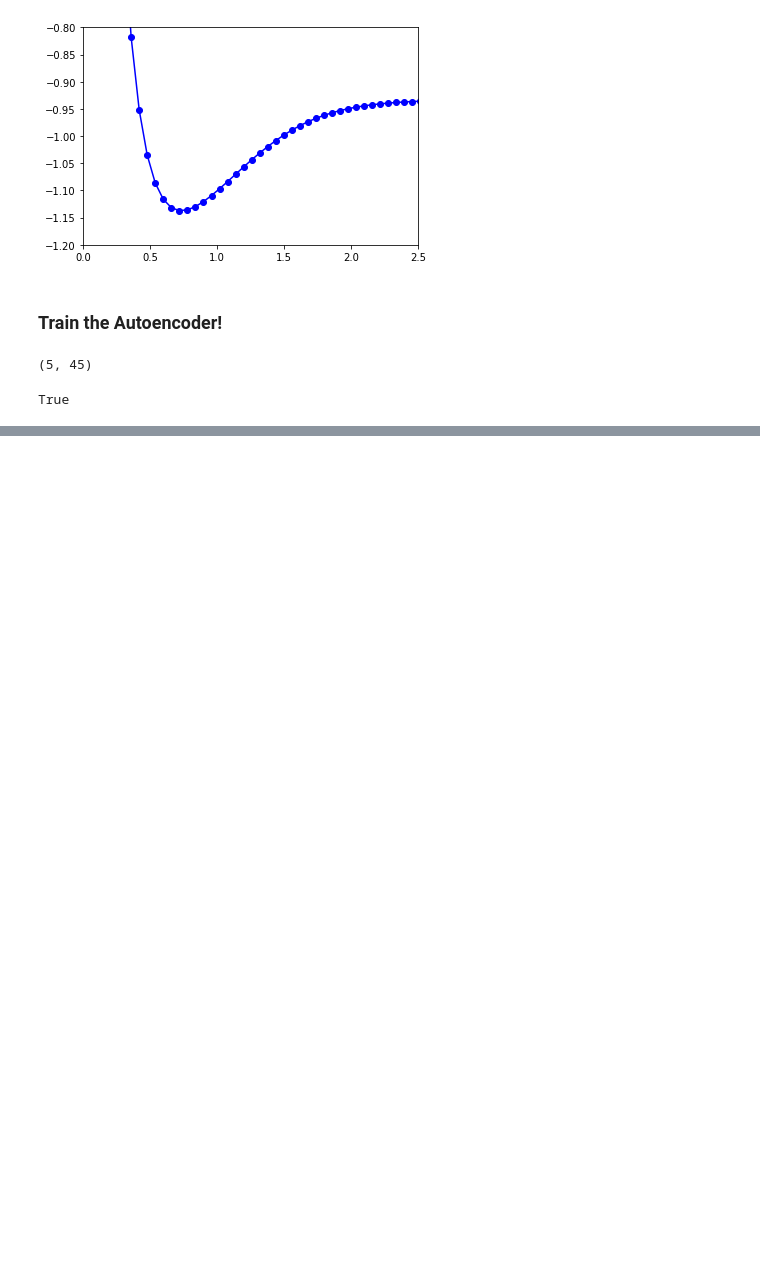
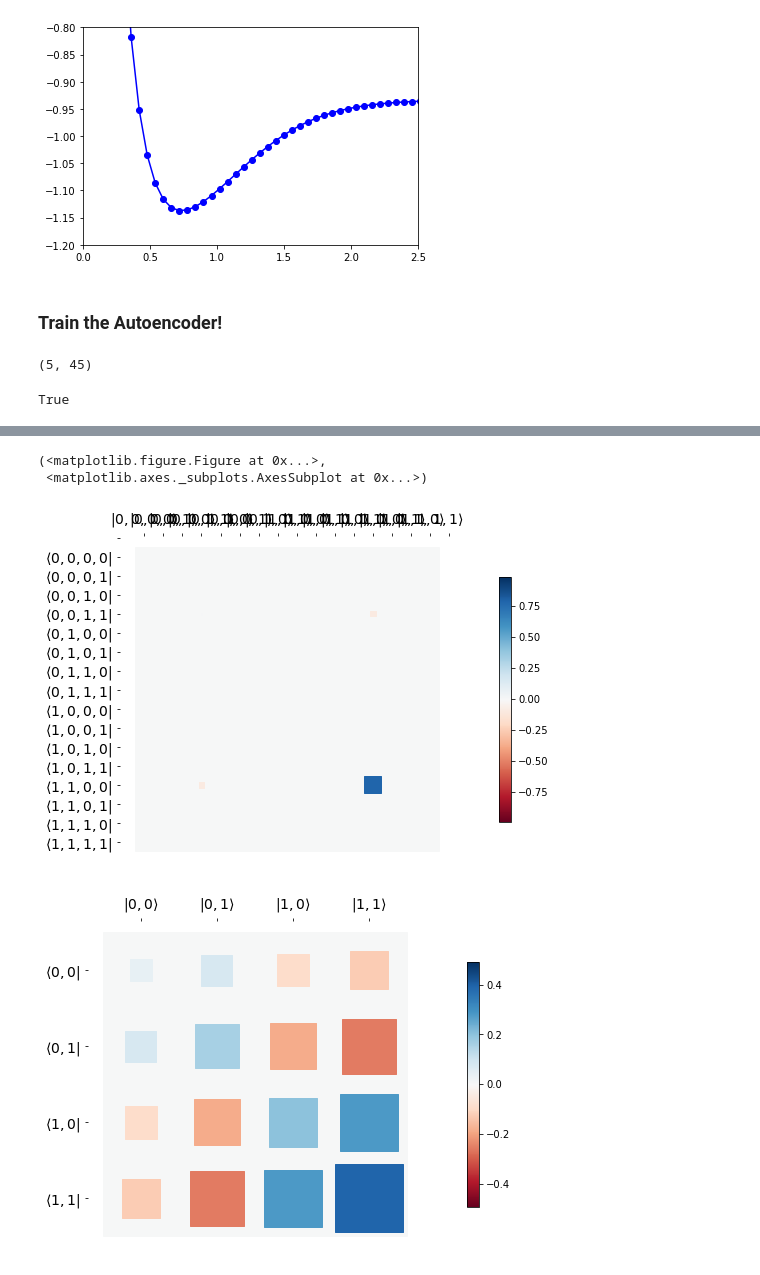
Before and after one commit to jamesbaskerville/PBLT-Quantum-Autoencoder, a Jupyter notebook: PBLT_v1.ipynb, the cells around one changed output, grey strips where cells are left out. Drawn from its saved outputs; the diff is of its cells as text; code cells hidden in the pictures; blank space fills up the shorter version.

```diff
--- a/PBLT_v1.ipynb
+++ b/PBLT_v1.ipynb
@@ -81,8 +81,8 @@ def init_consts(n_qubits):
     n_params = n_gates * 3
     return n_gates, n_params
 
-def init_params(n_params, init_method=np.ones):
-    return init_method(n_params)
+def init_params(n_params, method=np.zeros):
+    return method(n_params)
 
 def split_params(n_qs, params):
     return (params[:3*n_qs].reshape(n_qs, 3),
@@ -169,10 +169,11 @@ def blue_box_gate(n, params, ctrl):
 
 # The circuit as a whole -- front wrapper, blue boxes, back wrapper
 def create_circuit_gate(n, all_params):
+    params = np.array(all_params)
     gates = []
 
     # split parameters
-    f, m, b = split_params(n, all_params)
+    f, m, b = split_params(n, params)
 
     # front wrapper
     gates.append(wrapper_gate(n, f))
@@ -694,6 +657,12 @@ def avg_fid(c, num_states):
 n_gates, n_params = init_consts(4)
 
 # initialize parameters
-initial_params = init_params(n_params, lambda x: 2*np.random.rand(x)-1)
-sel, _ = find_sel([0,1], initial_params, train_set, 2, 2)
+initial_params = init_params(n_params, lambda x: np.random.rand(x)*2*np.pi)
+
+# same ones from the paper
+lens = [7, 11, 16, 24, 33, 41]
+train_set = np.array(groundstates)[lens]
+
+sel = [0,2]
+initial_params, sel
 # %% [output]
@@ -708,0 +681,20 @@ save_obj(res, '{}.{}-{}-{}.{}'.format(method, n, k, sel, np.round(time.time())))
+# %%
+method = 'L-BFGS-B'
+print("round 1\n--------------------\n")
+res = minimize(cost, initial_params, args=(train_set, 2, 2, sel, False), method=method, bounds=[[0, 4*np.pi]] * n_params, options={'disp': True, 'eps': 1e-03, 'ftol': 0.1})
+params = res['x']
+
+print("round 2\n--------------------\n")
+res2 = minimize(cost, params, args=(train_set, 2, 2, sel, False), method=method, bounds=[[0, 4*np.pi]] * n_params, options={'disp': True, 'eps': 1e-05, 'ftol': 0.01})
+params2 = res2['x']
+
+print("round 3\n--------------------\n")
+res3 = minimize(cost, params2, args=(train_set, 2, 2, sel, False), method=method, bounds=[[0, 4*np.pi]] * n_params, options={'disp': True, 'eps': 1e-07, 'ftol': 0.0001})
+params3 = res3['x']
+
+print("round 4\n--------------------\n")
+res4 = minimize(cost, params3, args=(train_set, 2, 2, sel, False), method=method, bounds=[[0, 4*np.pi]] * n_params, options={'disp': True, 'eps': 1e-08, 'ftol': 0.000001})
+
+final_params = res4['x']
+# save results for later analysis
+save_obj(res4, '{}.{}-{}-{}.{}'.format(method, n, k, sel, np.round(time.time())))
@@ -714,0 +732,10 @@ res
+# %%
+U = create_circuit_gate(n=4, all_params=final_params)
+dm = U*ket2dm(train_set[1])*U.dag()
+hinton(ket2dm(train_set[1]))
+hinton(dm.ptrace([i for i in range(4) if i not in sel]))
+# %% [output]
+(<matplotlib.figure.Figure at 0x...>,
+ <matplotlib.axes._subplots.AxesSubplot at 0x...>)
+[figure, added]
+[figure, added]
```
Also changed, not shown: parts of 11 cells of this notebook, 5 other files.
